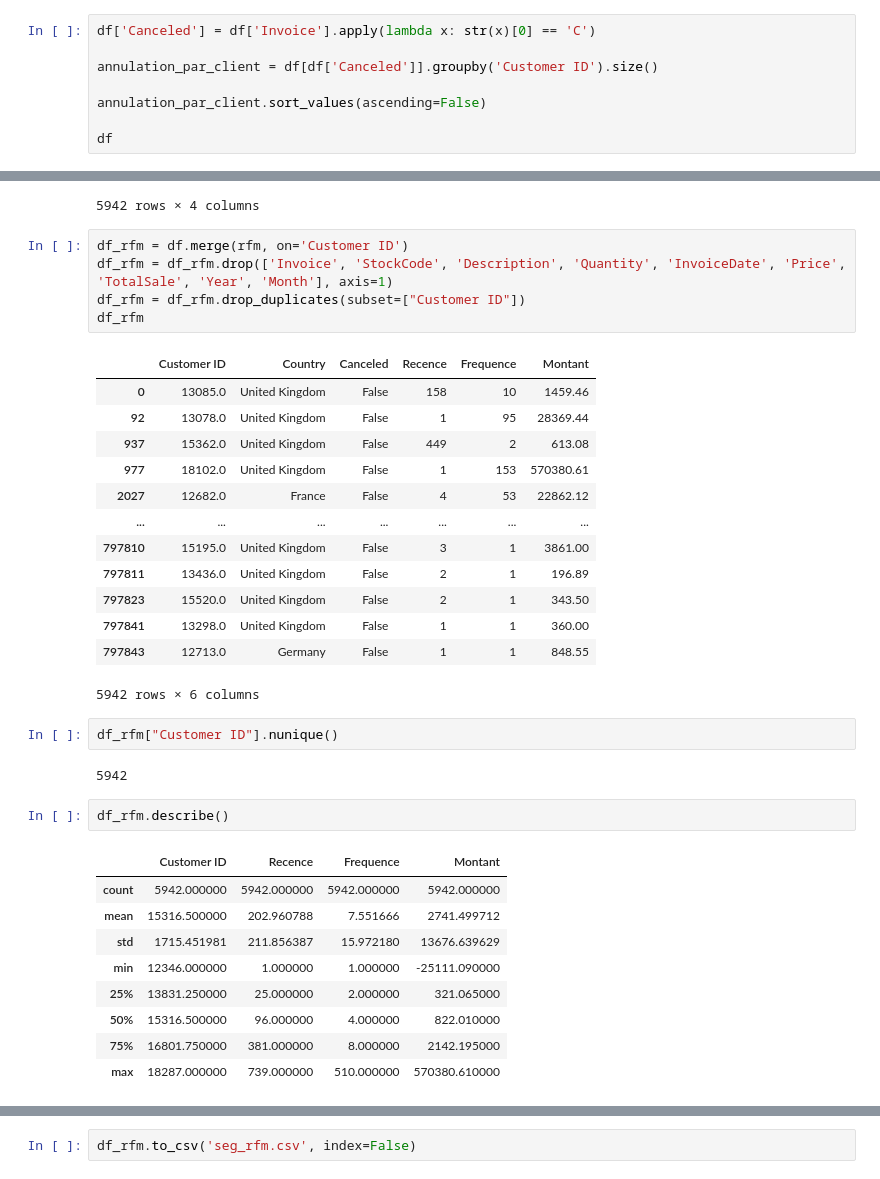
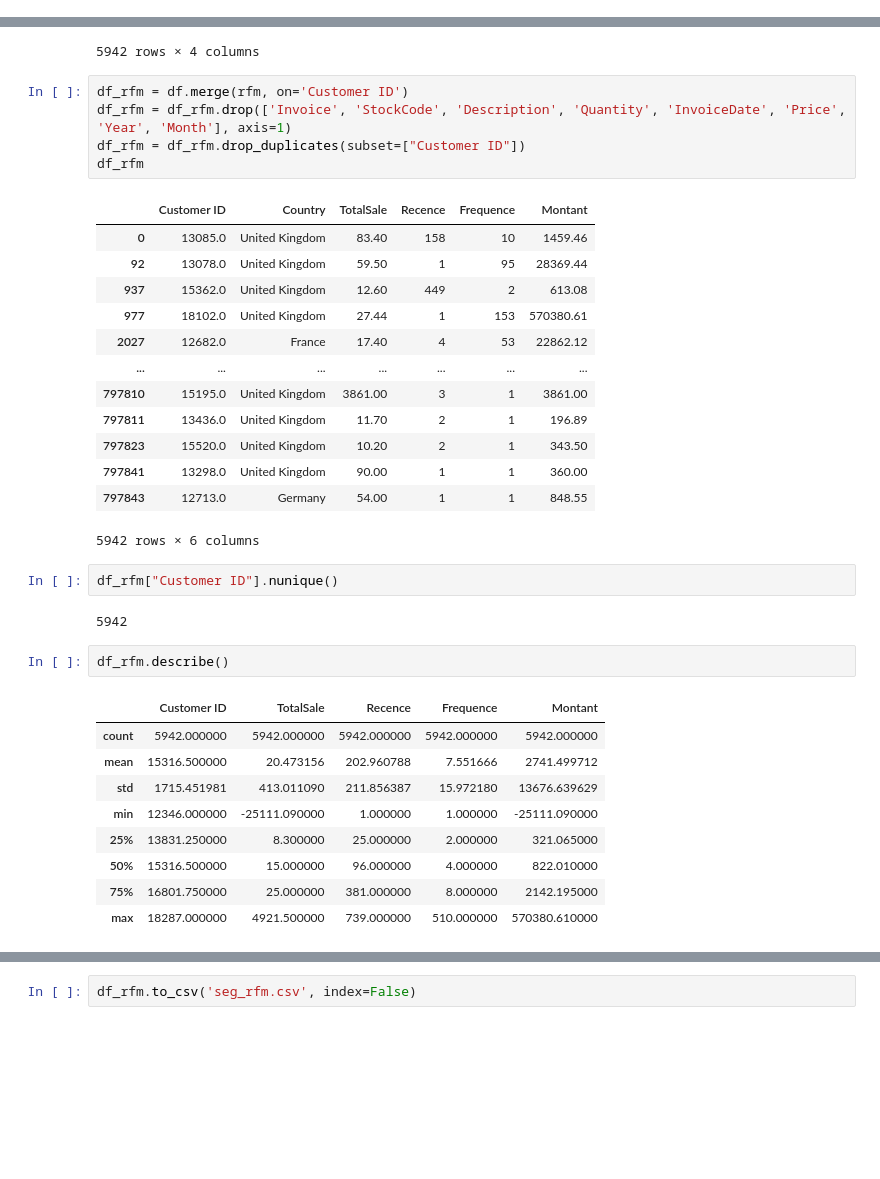
Before and after one commit to neevaiti/segmentation_client_simplon, a Jupyter notebook: rubic.ipynb, the cells around one changed output, grey strips where cells are left out. Drawn from its saved outputs; the diff is of its cells as text; blank space fills up the shorter version.

```diff
--- a/rubic.ipynb
+++ b/rubic.ipynb
@@ -403,8 +416,0 @@ plt.show()
-# %%
-df['Canceled'] = df['Invoice'].apply(lambda x: str(x)[0] == 'C')
-
-annulation_par_client = df[df['Canceled']].groupby('Customer ID').size()
-
-annulation_par_client.sort_values(ascending=False)
-
-df
@@ -478,22 +466,22 @@ rfm
 5942 rows × 4 columns
 # %%
 df_rfm = df.merge(rfm, on='Customer ID')
-df_rfm = df_rfm.drop(['Invoice', 'StockCode', 'Description', 'Quantity', 'InvoiceDate', 'Price', 'TotalSale', 'Year', 'Month'], axis=1)
+df_rfm = df_rfm.drop(['Invoice', 'StockCode', 'Description', 'Quantity', 'InvoiceDate', 'Price', 'Year', 'Month'], axis=1)
 df_rfm = df_rfm.drop_duplicates(subset=["Customer ID"])
 df_rfm
 # %% [output]
-|  | Customer ID | Country | Canceled | Recence | Frequence | Montant |
-| 0 | 13085.0 | United Kingdom | False | 158 | 10 | 1459.46 |
-| 92 | 13078.0 | United Kingdom | False | 1 | 95 | 28369.44 |
-| 937 | 15362.0 | United Kingdom | False | 449 | 2 | 613.08 |
-| 977 | 18102.0 | United Kingdom | False | 1 | 153 | 570380.61 |
-| 2027 | 12682.0 | France | False | 4 | 53 | 22862.12 |
+|  | Customer ID | Country | TotalSale | Recence | Frequence | Montant |
+| 0 | 13085.0 | United Kingdom | 83.40 | 158 | 10 | 1459.46 |
+| 92 | 13078.0 | United Kingdom | 59.50 | 1 | 95 | 28369.44 |
+| 937 | 15362.0 | United Kingdom | 12.60 | 449 | 2 | 613.08 |
+| 977 | 18102.0 | United Kingdom | 27.44 | 1 | 153 | 570380.61 |
+| 2027 | 12682.0 | France | 17.40 | 4 | 53 | 22862.12 |
 | ... | ... | ... | ... | ... | ... | ... |
-| 797810 | 15195.0 | United Kingdom | False | 3 | 1 | 3861.00 |
-| 797811 | 13436.0 | United Kingdom | False | 2 | 1 | 196.89 |
-| 797823 | 15520.0 | United Kingdom | False | 2 | 1 | 343.50 |
-| 797841 | 13298.0 | United Kingdom | False | 1 | 1 | 360.00 |
-| 797843 | 12713.0 | Germany | False | 1 | 1 | 848.55 |
+| 797810 | 15195.0 | United Kingdom | 3861.00 | 3 | 1 | 3861.00 |
+| 797811 | 13436.0 | United Kingdom | 11.70 | 2 | 1 | 196.89 |
+| 797823 | 15520.0 | United Kingdom | 10.20 | 2 | 1 | 343.50 |
+| 797841 | 13298.0 | United Kingdom | 90.00 | 1 | 1 | 360.00 |
+| 797843 | 12713.0 | Germany | 54.00 | 1 | 1 | 848.55 |
 5942 rows × 6 columns
 # %%
 df_rfm["Customer ID"].nunique()
@@ -502,12 +490,12 @@ df_rfm["Customer ID"].nunique()
 # %%
 df_rfm.describe()
 # %% [output]
-|  | Customer ID | Recence | Frequence | Montant |
-| count | 5942.000000 | 5942.000000 | 5942.000000 | 5942.000000 |
-| mean | 15316.500000 | 202.960788 | 7.551666 | 2741.499712 |
-| std | 1715.451981 | 211.856387 | 15.972180 | 13676.639629 |
-| min | 12346.000000 | 1.000000 | 1.000000 | -25111.090000 |
-| 25% | 13831.250000 | 25.000000 | 2.000000 | 321.065000 |
-| 50% | 15316.500000 | 96.000000 | 4.000000 | 822.010000 |
-| 75% | 16801.750000 | 381.000000 | 8.000000 | 2142.195000 |
-| max | 18287.000000 | 739.000000 | 510.000000 | 570380.610000 |
+|  | Customer ID | TotalSale | Recence | Frequence | Montant |
+| count | 5942.000000 | 5942.000000 | 5942.000000 | 5942.000000 | 5942.000000 |
+| mean | 15316.500000 | 20.473156 | 202.960788 | 7.551666 | 2741.499712 |
+| std | 1715.451981 | 413.011090 | 211.856387 | 15.972180 | 13676.639629 |
+| min | 12346.000000 | -25111.090000 | 1.000000 | 1.000000 | -25111.090000 |
+| 25% | 13831.250000 | 8.300000 | 25.000000 | 2.000000 | 321.065000 |
+| 50% | 15316.500000 | 15.000000 | 96.000000 | 4.000000 | 822.010000 |
+| 75% | 16801.750000 | 25.000000 | 381.000000 | 8.000000 | 2142.195000 |
+| max | 18287.000000 | 4921.500000 | 739.000000 | 510.000000 | 570380.610000 |
```
Also changed, not shown: parts of 7 cells of this notebook, 2 other files.
